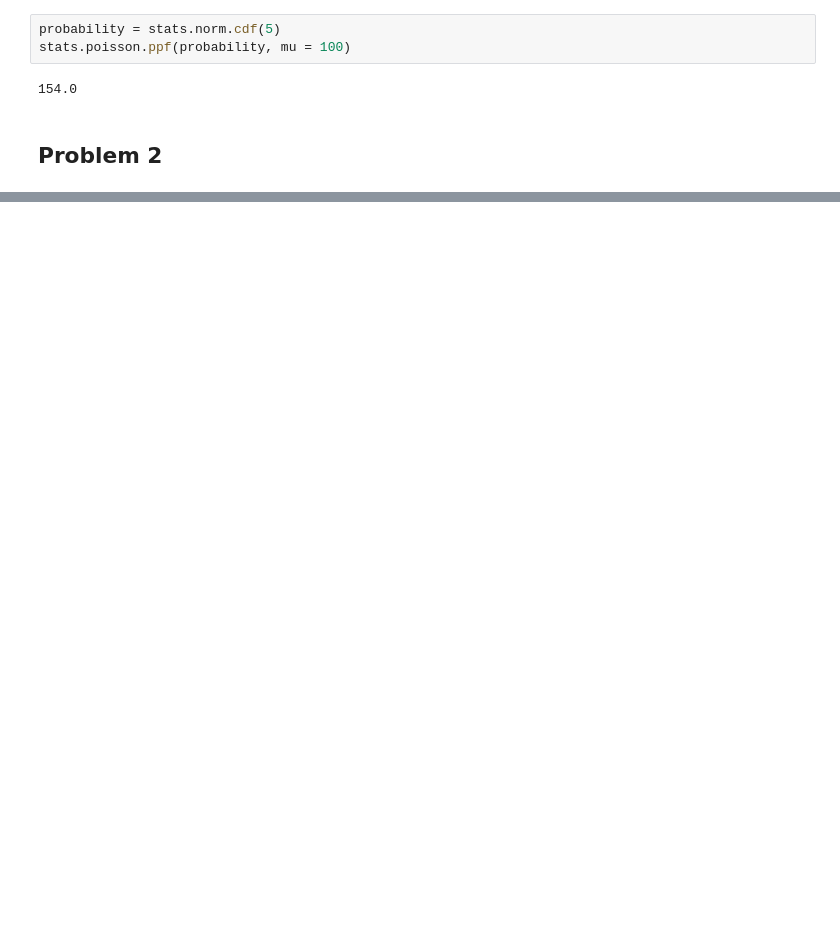
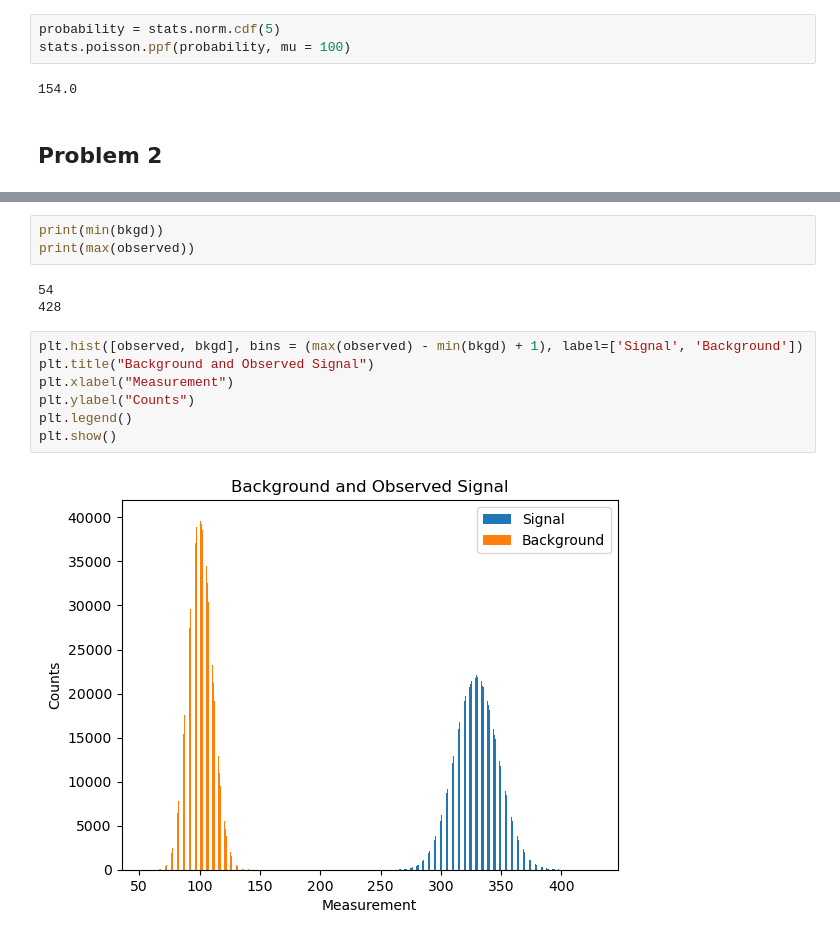
Before and after one commit to Mick-Ross/Computational-Data-Analysis, a Jupyter notebook: Lab 6/Lab 6.ipynb, the cells around one changed output, grey strips where cells are left out. Cells and saved outputs as stored; diff of their text form; blank space fills up the shorter version.

```diff
--- a/Lab 6/Lab 6.ipynb
+++ b/Lab 6/Lab 6.ipynb
@@ -25,0 +58,15 @@ stats.poisson.ppf(probability, mu = 100)
+# %%
+print(min(bkgd))
+print(max(observed))
+# %% [output]
+54
+428
+# %%
+plt.hist([observed, bkgd], bins = (max(observed) - min(bkgd) + 1), label=['Signal', 'Background'])
+plt.title("Background and Observed Signal")
+plt.xlabel("Measurement")
+plt.ylabel("Counts")
+plt.legend()
+plt.show()
+# %% [output]
+[figure, added]
```
Also changed, not shown: parts of 16 cells of this notebook.
